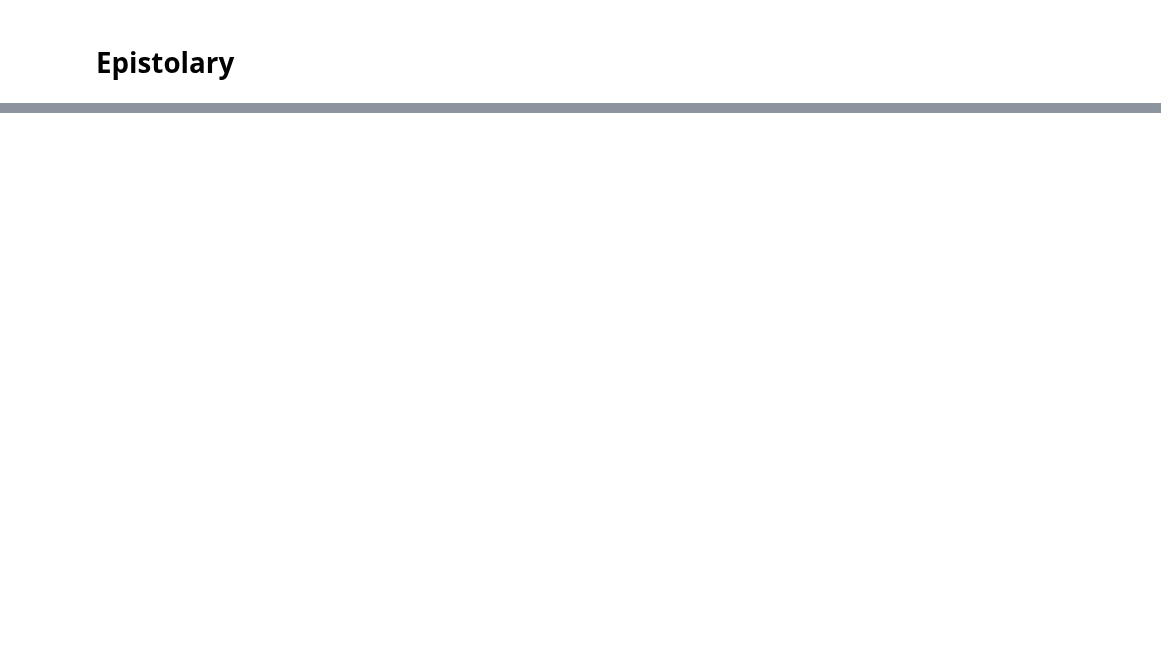
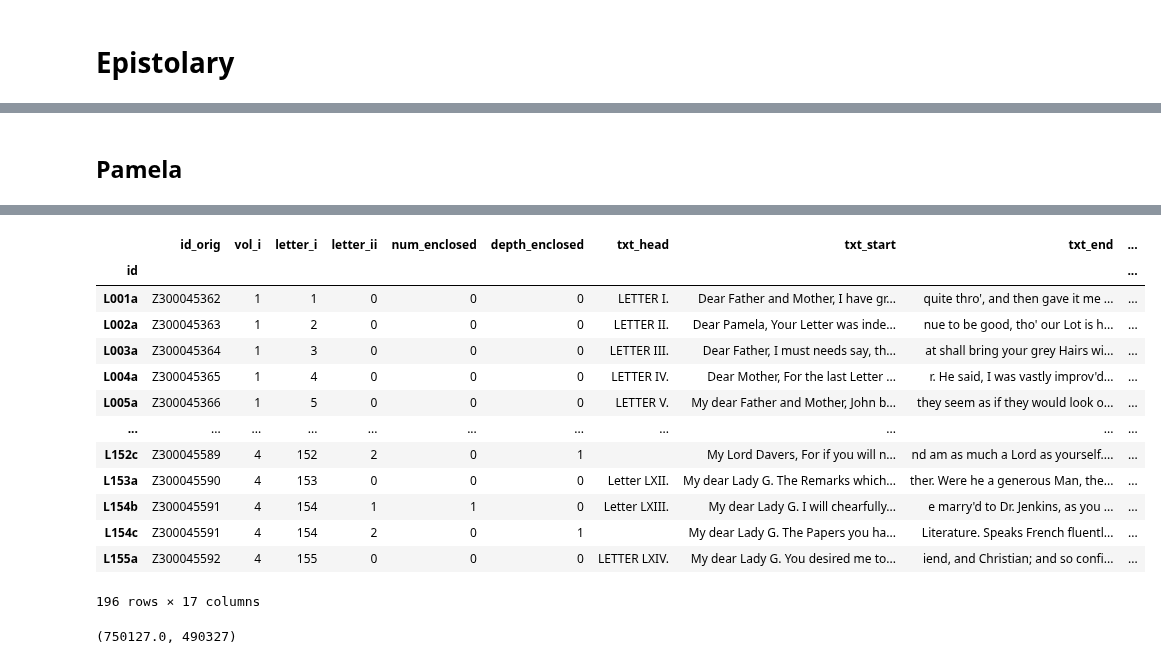
Before and after one commit to quadrismegistus/lltk, a Jupyter notebook: lltk/corpus/epistolary/test_epistolary.ipynb, the cells around one changed output, grey strips where cells are left out. Cells and saved outputs as stored; diff of their text form; code cells hidden in the pictures; blank space fills up the shorter version.

```diff
--- a/lltk/corpus/epistolary/test_epistolary.ipynb
+++ b/lltk/corpus/epistolary/test_epistolary.ipynb
@@ -492,0 +47,7 @@ sct
+# %% [markdown]
+## Pamela
+# %%
+pamela = C.textd['_chadwyck/Eighteenth-Century_Fiction/richards.04']
+pamela_letters = pamela.sections
+pamela_letters.meta
+# %% [output]
@@ -492,0 +57,18 @@ sct
+|  | id_orig | vol_i | letter_i | letter_ii | num_enclosed | depth_enclosed | txt_head | txt_start | txt_end | ... |
+| id |  |  |  |  |  |  |  |  |  | ... |
+| L001a | Z300045362 | 1 | 1 | 0 | 0 | 0 | LETTER I. | Dear Father and Mother, I have gr... | quite thro', and then gave it me ... | ... |
+| L002a | Z300045363 | 1 | 2 | 0 | 0 | 0 | LETTER II. | Dear Pamela, Your Letter was inde... | nue to be good, tho' our Lot is h... | ... |
+| L003a | Z300045364 | 1 | 3 | 0 | 0 | 0 | LETTER III. | Dear Father, I must needs say, th... | at shall bring your grey Hairs wi... | ... |
+| L004a | Z300045365 | 1 | 4 | 0 | 0 | 0 | LETTER IV. | Dear Mother, For the last Letter ... | r. He said, I was vastly improv'd... | ... |
+| L005a | Z300045366 | 1 | 5 | 0 | 0 | 0 | LETTER V. | My dear Father and Mother, John b... | they seem as if they would look o... | ... |
+| ... | ... | ... | ... | ... | ... | ... | ... | ... | ... | ... |
+| L152c | Z300045589 | 4 | 152 | 2 | 0 | 1 |  | My Lord Davers, For if you will n... | nd am as much a Lord as yourself.... | ... |
+| L153a | Z300045590 | 4 | 153 | 0 | 0 | 0 | Letter LXII. | My dear Lady G. The Remarks which... | ther. Were he a generous Man, the... | ... |
+| L154b | Z300045591 | 4 | 154 | 1 | 1 | 0 | Letter LXIII. | My dear Lady G. I will chearfully... | e marry'd to Dr. Jenkins, as you ... | ... |
+| L154c | Z300045591 | 4 | 154 | 2 | 0 | 1 |  | My dear Lady G. The Papers you ha... | Literature. Speaks French fluentl... | ... |
+| L155a | Z300045592 | 4 | 155 | 0 | 0 | 0 | LETTER LXIV. | My dear Lady G. You desired me to... | iend, and Christian; and so confi... | ... |
+196 rows × 17 columns
+# %%
+pd.to_numeric(pamela_letters.meta.num_words).sum(), pamela.length
+# %% [output]
+(750127.0, 490327)
```
Also changed, not shown: parts of 60 cells of this notebook, 12 other files.
